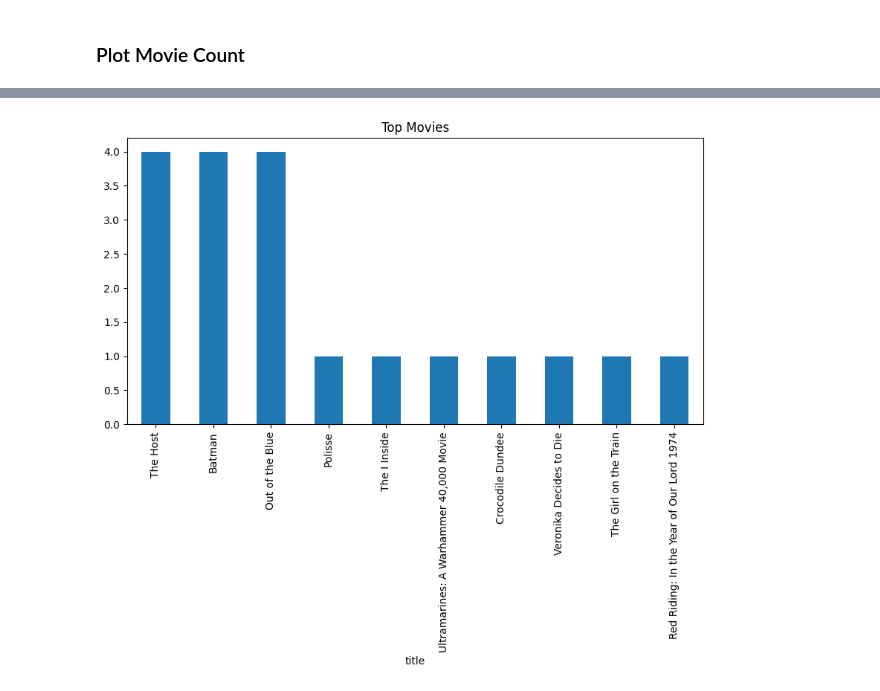
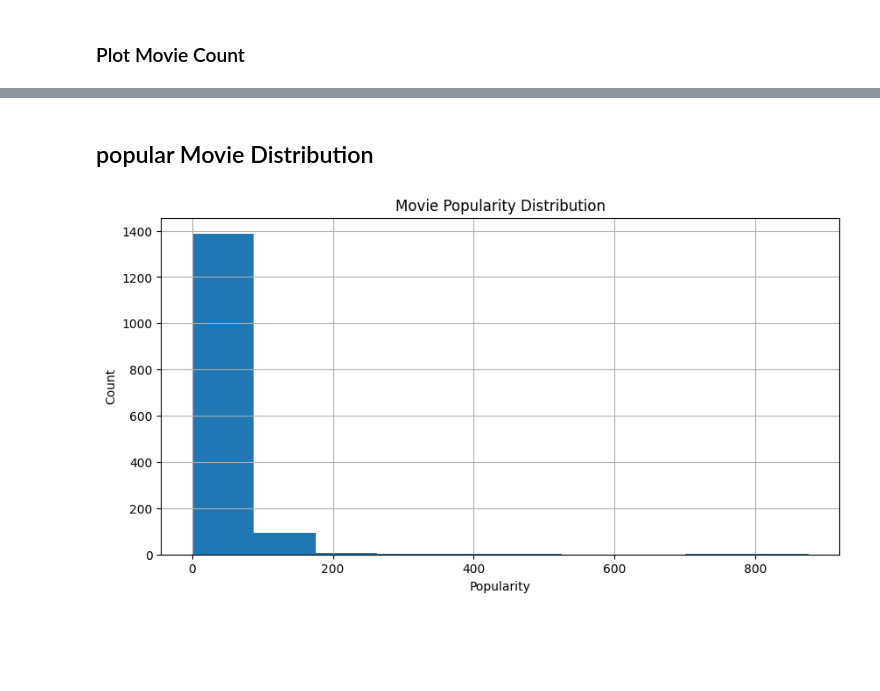
Before and after one commit to Venkatamalini/netflix-recommendation-system, a Jupyter notebook: notebooks/eda.ipynb, the cells around one changed output, grey strips where cells are left out. Saved outputs shown, nothing was run; the diff lists cells and outputs as text; code cells hidden in the pictures; blank space fills up the shorter version.

```diff
--- a/notebooks/eda.ipynb
+++ b/notebooks/eda.ipynb
@@ -72,3 +74,5 @@ dtype: int64
+# %%
+movies = movies.drop(['homepage', 'tagline'], axis=1)
 # %% [markdown]
 ## Duplicate Values
 # %%
@@ -88,11 +88,3 @@ movies = movies.merge(credits, on='title')
-# %%
-movies = movies[['movie_id',
-                 'title',
-                 'overview',
-                 'genres',
-                 'keywords',
-                 'cast',
-                 'crew']]
 # %% [markdown]
 ## Data Cleaning
 
@@ -124,7 +128,11 @@ dtype: int64
+# %% [markdown]
+## popular Movie Distribution
 # %%
 plt.figure(figsize=(10,5))
-movies['title'].value_counts().head(10).plot(kind='bar')
-plt.title("Top Movies")
+movies['popularity'].hist()
+plt.title("Movie Popularity Distribution")
+plt.xlabel("Popularity")
+plt.ylabel("Count")
 plt.show()
 # %% [output]
-[figure, old version]
+[figure, new version]
```
Also changed, not shown: parts of 11 cells of this notebook.
